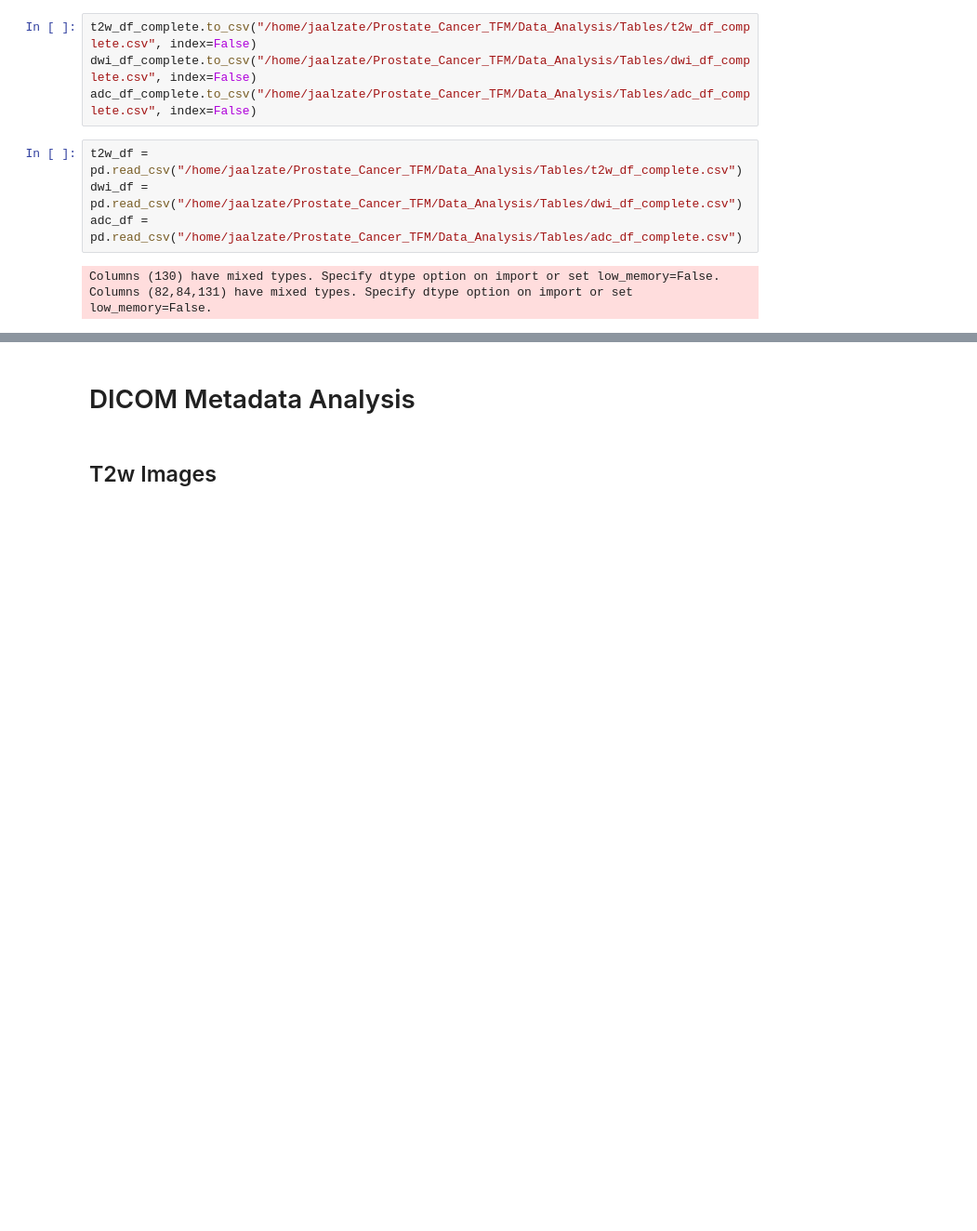
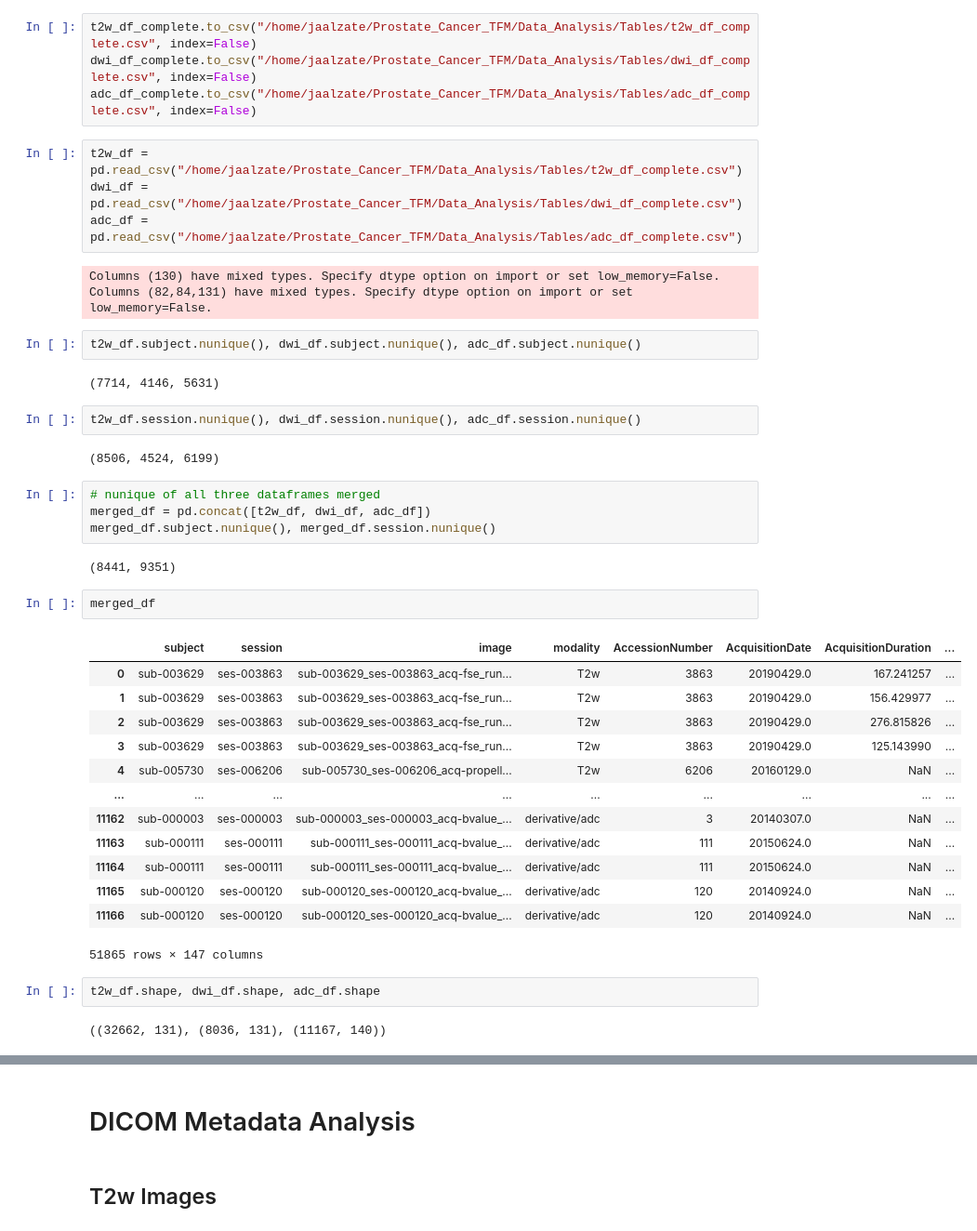
Before and after one commit to jesusalzate/Prostate_Cancer_TFM, a Jupyter notebook: Data_Analysis/BIMCV.ipynb, the cells around one changed output, grey strips where cells are left out. Shown at 93% size. Drawn from its saved outputs; the diff is of its cells as text; blank space fills up the shorter version.

```diff
--- a/Data_Analysis/BIMCV.ipynb
+++ b/Data_Analysis/BIMCV.ipynb
@@ -526,3 +513,37 @@ adc_df = pd.read_csv("/home/jaalzate/Prostate_Cancer_TFM/Data_Analysis/Tables/ad
 # %% [output]
 Columns (130) have mixed types. Specify dtype option on import or set low_memory=False.
 Columns (82,84,131) have mixed types. Specify dtype option on import or set low_memory=False.
+# %%
+t2w_df.subject.nunique(), dwi_df.subject.nunique(), adc_df.subject.nunique()
+# %% [output]
+(7714, 4146, 5631)
+# %%
+t2w_df.session.nunique(), dwi_df.session.nunique(), adc_df.session.nunique()
+# %% [output]
+(8506, 4524, 6199)
+# %%
+# nunique of all three dataframes merged
+merged_df = pd.concat([t2w_df, dwi_df, adc_df])
+merged_df.subject.nunique(), merged_df.session.nunique()
+# %% [output]
+(8441, 9351)
+# %%
+merged_df
+# %% [output]
+|  | subject | session | image | modality | AccessionNumber | AcquisitionDate | AcquisitionDuration | ... |
+| 0 | sub-003629 | ses-003863 | sub-003629_ses-003863_acq-fse_run... | T2w | 3863 | 20190429.0 | 167.241257 | ... |
+| 1 | sub-003629 | ses-003863 | sub-003629_ses-003863_acq-fse_run... | T2w | 3863 | 20190429.0 | 156.429977 | ... |
+| 2 | sub-003629 | ses-003863 | sub-003629_ses-003863_acq-fse_run... | T2w | 3863 | 20190429.0 | 276.815826 | ... |
+| 3 | sub-003629 | ses-003863 | sub-003629_ses-003863_acq-fse_run... | T2w | 3863 | 20190429.0 | 125.143990 | ... |
+| 4 | sub-005730 | ses-006206 | sub-005730_ses-006206_acq-propell... | T2w | 6206 | 20160129.0 | NaN | ... |
+| ... | ... | ... | ... | ... | ... | ... | ... | ... |
+| 11162 | sub-000003 | ses-000003 | sub-000003_ses-000003_acq-bvalue_... | derivative/adc | 3 | 20140307.0 | NaN | ... |
+| 11163 | sub-000111 | ses-000111 | sub-000111_ses-000111_acq-bvalue_... | derivative/adc | 111 | 20150624.0 | NaN | ... |
+| 11164 | sub-000111 | ses-000111 | sub-000111_ses-000111_acq-bvalue_... | derivative/adc | 111 | 20150624.0 | NaN | ... |
+| 11165 | sub-000120 | ses-000120 | sub-000120_ses-000120_acq-bvalue_... | derivative/adc | 120 | 20140924.0 | NaN | ... |
+| 11166 | sub-000120 | ses-000120 | sub-000120_ses-000120_acq-bvalue_... | derivative/adc | 120 | 20140924.0 | NaN | ... |
+51865 rows × 147 columns
+# %%
+t2w_df.shape, dwi_df.shape, adc_df.shape
+# %% [output]
+((32662, 131), (8036, 131), (11167, 140))
```
Also changed, not shown: parts of 3 cells of this notebook, 23 other files.
